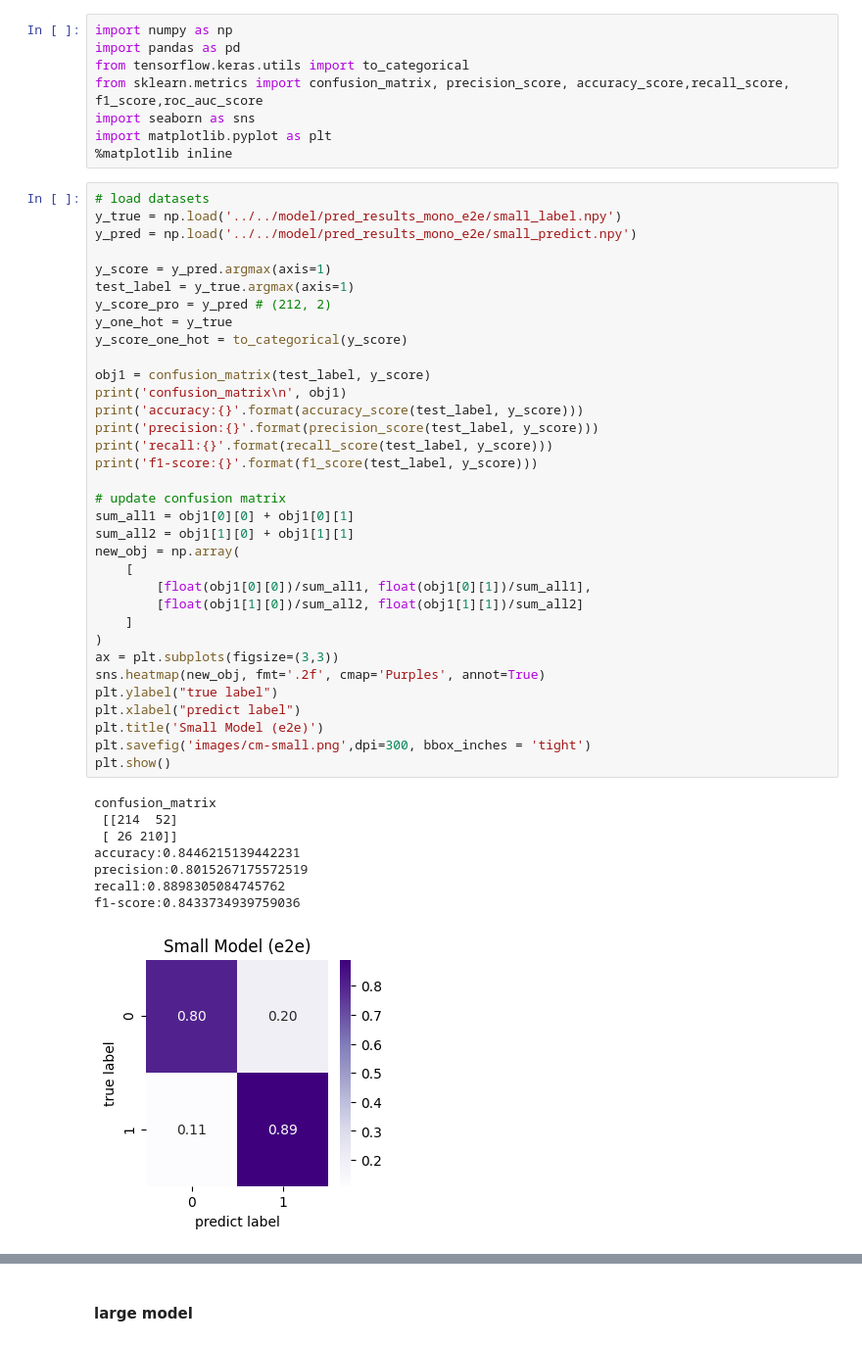
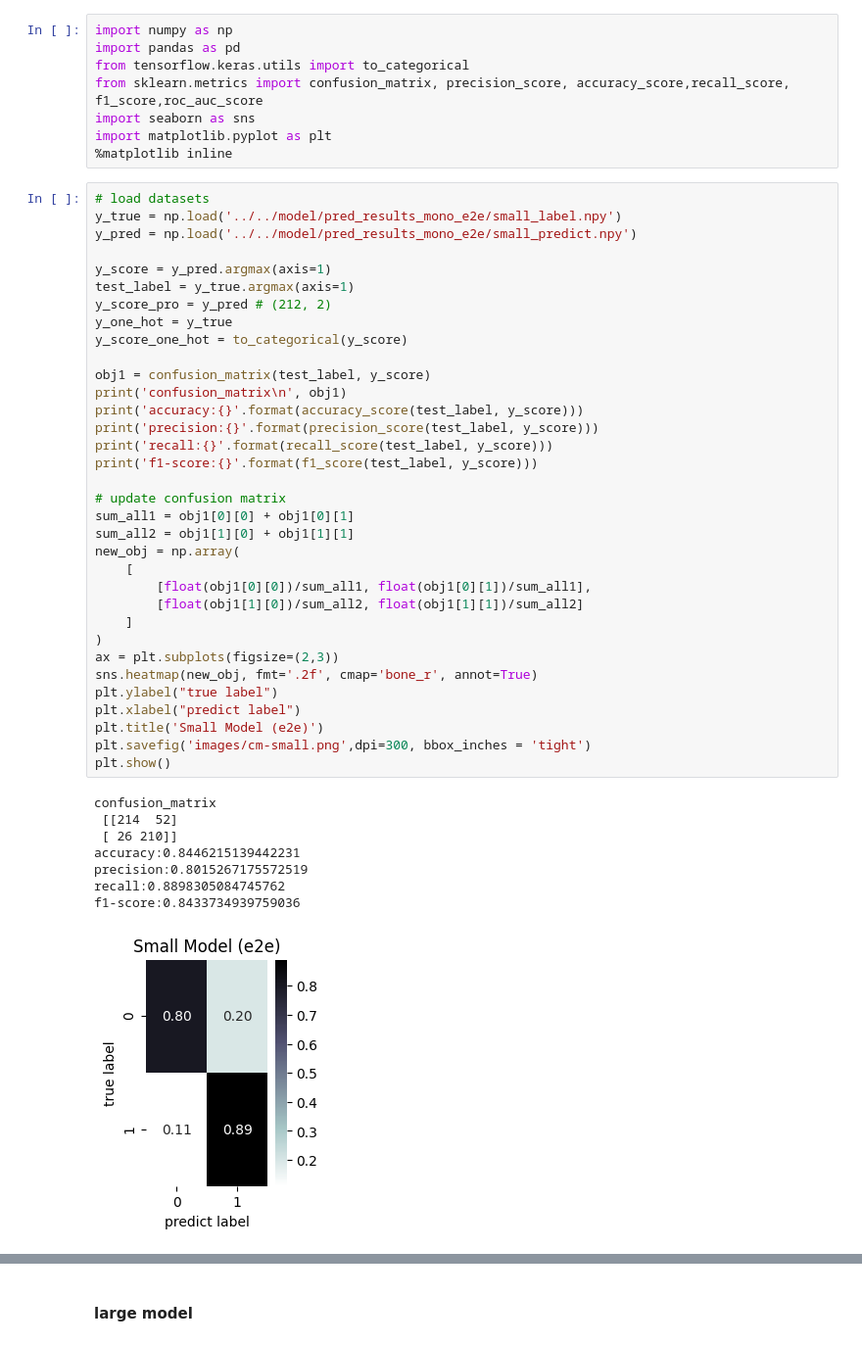
Before and after one commit to Liuzhe30/Methven, a Jupyter notebook: experiment/04-other-single-cell-meqtl/evaluate.ipynb, the cells around one changed output, grey strips where cells are left out. Shown at 98% size. Cells and saved outputs as stored; diff of their text form.

Commit message:
update mono visualization

```diff
--- a/experiment/04-other-single-cell-meqtl/evaluate.ipynb
+++ b/experiment/04-other-single-cell-meqtl/evaluate.ipynb
@@ -23,36 +23,36 @@ y_score_one_hot = to_categorical(y_score)
 
 obj1 = confusion_matrix(test_label, y_score)
 print('confusion_matrix\n', obj1)
 print('accuracy:{}'.format(accuracy_score(test_label, y_score)))
 print('precision:{}'.format(precision_score(test_label, y_score)))
 print('recall:{}'.format(recall_score(test_label, y_score)))
 print('f1-score:{}'.format(f1_score(test_label, y_score)))
 
 # update confusion matrix
 sum_all1 = obj1[0][0] + obj1[0][1]
 sum_all2 = obj1[1][0] + obj1[1][1]
 new_obj = np.array(
     [
         [float(obj1[0][0])/sum_all1, float(obj1[0][1])/sum_all1],
         [float(obj1[1][0])/sum_all2, float(obj1[1][1])/sum_all2]
     ]
 )
-ax = plt.subplots(figsize=(3,3))
-sns.heatmap(new_obj, fmt='.2f', cmap='Purples', annot=True)
+ax = plt.subplots(figsize=(2,3))
+sns.heatmap(new_obj, fmt='.2f', cmap='bone_r', annot=True)
 plt.ylabel("true label")
 plt.xlabel("predict label")
 plt.title('Small Model (e2e)')
 plt.savefig('images/cm-small.png',dpi=300, bbox_inches = 'tight')
 plt.show()
 # %% [output]
 confusion_matrix
  [[214  52]
  [ 26 210]]
 accuracy:0.8446215139442231
 precision:0.8015267175572519
 recall:0.8898305084745762
 f1-score:0.8433734939759036
-[figure, old version]
+[figure, new version]
 # %%
 from sklearn.metrics import roc_curve, auc
 fpr_xgb, tpr_xgb, thresholds = roc_curve(y_one_hot.ravel(),y_score_pro.ravel())
```
Also changed, not shown: parts of 10 cells of this notebook, 7 other files.
